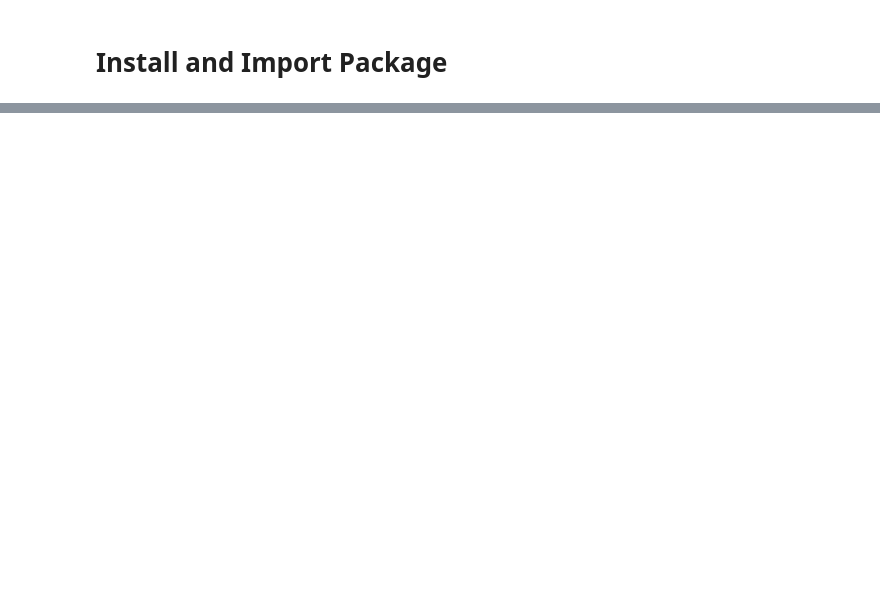
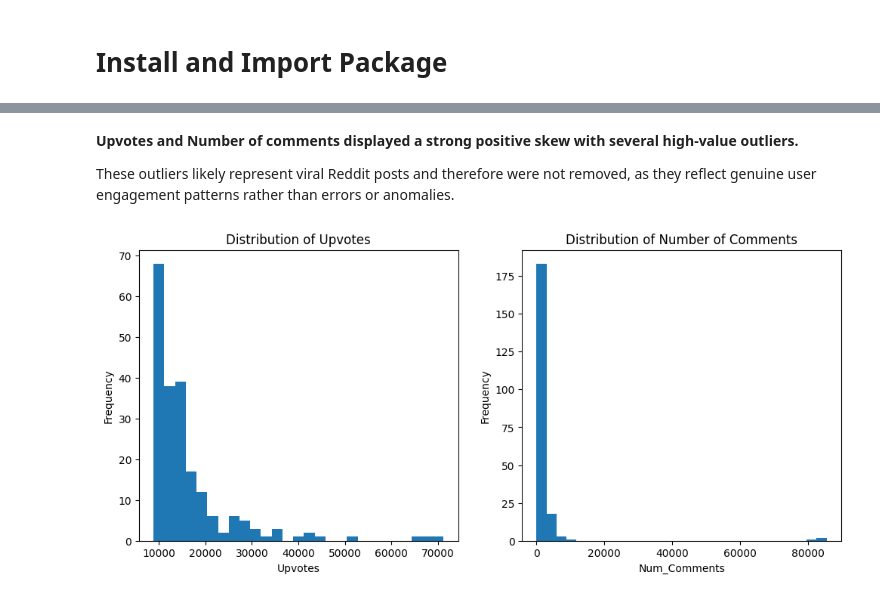
Before and after one commit to Ayumii-ww/fq25819_SEMTM0040, a Jupyter notebook: fq25819Part2.ipynb, the cells around one changed output, grey strips where cells are left out. Saved outputs shown, nothing was run; the diff lists cells and outputs as text; code cells hidden in the pictures; blank space fills up the shorter version.

```diff
--- a/fq25819Part2.ipynb
+++ b/fq25819Part2.ipynb
@@ -180,0 +52,25 @@ False
+# %%
+def get_reddit(subreddit, listing, limit, timeframe):
+    try:
+        base_url = (
+            f'https://www.reddit.com/r/{subreddit}/{listing}.json'
+            f'?limit={limit}&t={timeframe}'
+        )
+        request = requests.get(base_url, headers={'User-agent': 'SDPA'})
+    except Exception as e:
+        print('An Error Occurred in get_reddit:', e)
+        return None
+    return request
+
+def get_reddit_after(subreddit, listing, limit, timeframe, after_token):
+    """Get Reddit posts after a specific token (pagination)."""
+    try:
+        base_url = (
+            f'https://www.reddit.com/r/{subreddit}/{listing}.json'
+            f'?limit={limit}&t={timeframe}&after={after_token}'
+        )
+        request = requests.get(base_url, headers={'User-agent': 'SDPA'})
+    except Exception as e:
+        print('An Error Occurred in get_reddit_after:', e)
+        return None
+    return request
@@ -180,0 +188,4 @@ False
+# %%
+top_reddit_posts['Flair'] = top_reddit_posts['Flair'].fillna("None")
+top_reddit_posts['Body'] = top_reddit_posts['Body'].fillna("")
+top_reddit_posts
@@ -180,0 +206,22 @@ False
+# %% [markdown]
+**Upvotes and Number of comments displayed a strong positive skew with several high-value outliers.**
+
+These outliers likely represent viral Reddit posts and therefore were not removed, as they reflect genuine user engagement patterns rather than errors or anomalies.
+# %%
+fig, axes = plt.subplots(1, 2, figsize=(12, 5))
+
+# Upvotes histogram
+axes[0].hist(top_reddit_posts['Upvotes'], bins='auto')
+axes[0].set_title('Distribution of Upvotes')
+axes[0].set_xlabel('Upvotes')
+axes[0].set_ylabel('Frequency')
+
+# Comments histogram
+axes[1].hist(top_reddit_posts['Num_Comments'], bins='auto')
+axes[1].set_title('Distribution of Number of Comments')
+axes[1].set_xlabel('Num_Comments')
+axes[1].set_ylabel('Frequency')
+
+plt.show()
+# %% [output]
+[figure, added]
```
Also changed, not shown: parts of 27 cells of this notebook, 9 other files.
